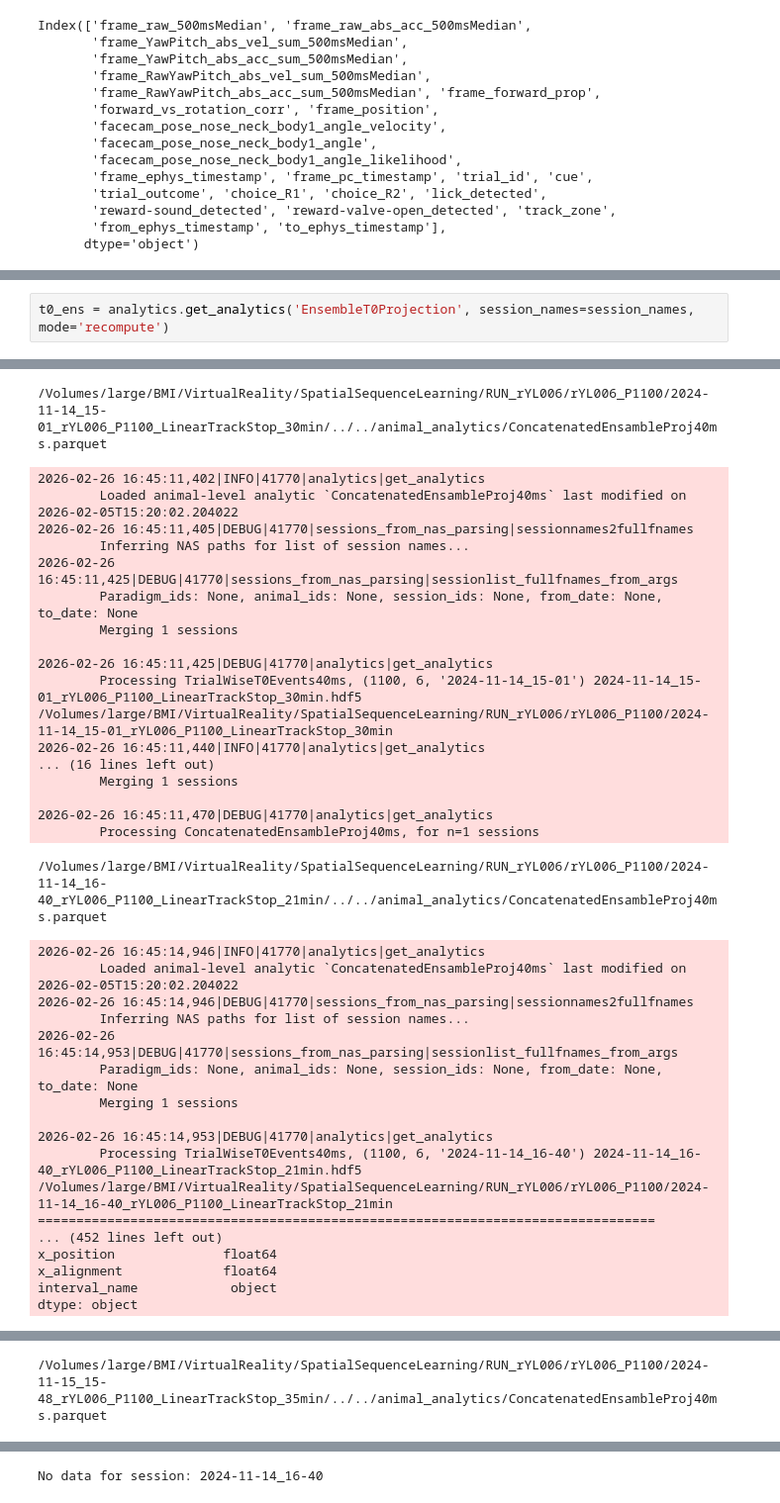
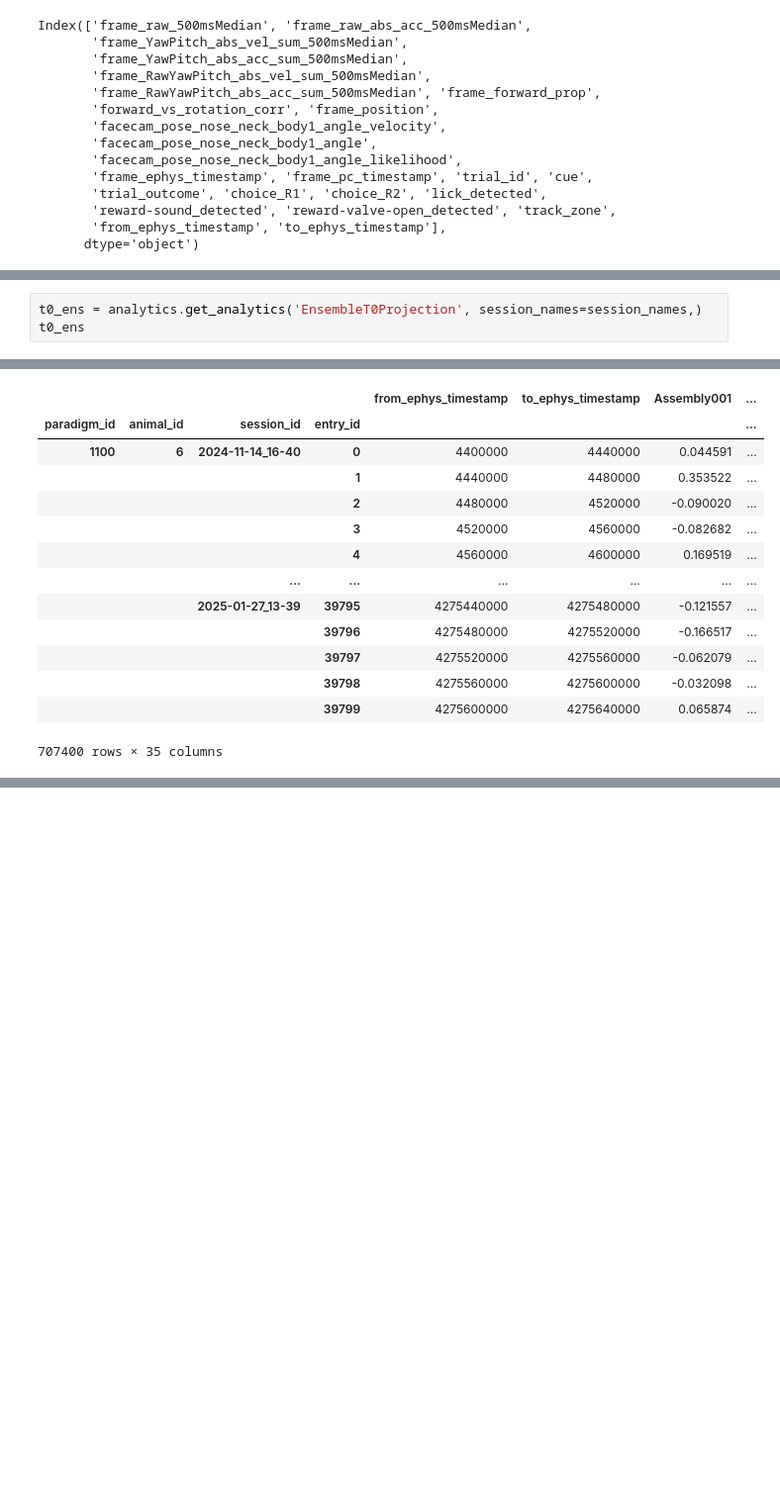
Before and after one commit to LoaloaF/analysisVR, a Jupyter notebook: scripted_plotting/animal_6_analysis/neuron_classification_event_based.ipynb, the cells around one changed output, grey strips where cells are left out. Shown at 99% size. Cells and saved outputs as stored; diff of their text form; blank space fills up the shorter version.

```diff
--- a/scripted_plotting/animal_6_analysis/neuron_classification_event_based.ipynb
+++ b/scripted_plotting/animal_6_analysis/neuron_classification_event_based.ipynb
@@ -206,3 +238,4 @@ reward_timings
 # %%
-t0_ens = analytics.get_analytics('EnsembleT0Projection', session_names=session_names, mode='recompute')
+t0_ens = analytics.get_analytics('EnsembleT0Projection', session_names=session_names,)
+t0_ens
 # %% [output]
@@ -228,36 +259,14 @@ t0_ens = analytics.get_analytics('EnsembleT0Projection', session_names=session_n
+|  |  |  |  | from_ephys_timestamp | to_ephys_timestamp | Assembly001 | ... |
+| paradigm_id | animal_id | session_id | entry_id |  |  |  | ... |
+| 1100 | 6 | 2024-11-14_16-40 | 0 | 4400000 | 4440000 | 0.044591 | ... |
+|  |  |  | 1 | 4440000 | 4480000 | 0.353522 | ... |
+|  |  |  | 2 | 4480000 | 4520000 | -0.090020 | ... |
+|  |  |  | 3 | 4520000 | 4560000 | -0.082682 | ... |
+|  |  |  | 4 | 4560000 | 4600000 | 0.169519 | ... |
+|  |  | ... | ... | ... | ... | ... | ... |
+|  |  | 2025-01-27_13-39 | 39795 | 4275440000 | 4275480000 | -0.121557 | ... |
+|  |  |  | 39796 | 4275480000 | 4275520000 | -0.166517 | ... |
+|  |  |  | 39797 | 4275520000 | 4275560000 | -0.062079 | ... |
+|  |  |  | 39798 | 4275560000 | 4275600000 | -0.032098 | ... |
+|  |  |  | 39799 | 4275600000 | 4275640000 | 0.065874 | ... |
-/Volumes/large/BMI/VirtualReality/SpatialSequenceLearning/RUN_rYL006/rYL006_P1100/2024-11-14_15-01_rYL006_P1100_LinearTrackStop_30min/../../animal_analytics/ConcatenatedEnsambleProj40ms.parquet
+707400 rows × 35 columns
-2026-02-26 16:45:11,402|INFO|41770|analytics|get_analytics
-        Loaded animal-level analytic `ConcatenatedEnsambleProj40ms` last modified on 2026-02-05T15:20:02.204022
-2026-02-26 16:45:11,405|DEBUG|41770|sessions_from_nas_parsing|sessionnames2fullfnames
-        Inferring NAS paths for list of session names...
-2026-02-26 16:45:11,425|DEBUG|41770|sessions_from_nas_parsing|sessionlist_fullfnames_from_args
-        Paradigm_ids: None, animal_ids: None, session_ids: None, from_date: None, to_date: None
-        Merging 1 sessions
-
-2026-02-26 16:45:11,425|DEBUG|41770|analytics|get_analytics
-        Processing TrialWiseT0Events40ms, (1100, 6, '2024-11-14_15-01') 2024-11-14_15-01_rYL006_P1100_LinearTrackStop_30min.hdf5
-/Volumes/large/BMI/VirtualReality/SpatialSequenceLearning/RUN_rYL006/rYL006_P1100/2024-11-14_15-01_rYL006_P1100_LinearTrackStop_30min
-2026-02-26 16:45:11,440|INFO|41770|analytics|get_analytics
-... (16 lines left out)
-        Merging 1 sessions
-
-2026-02-26 16:45:11,470|DEBUG|41770|analytics|get_analytics
-        Processing ConcatenatedEnsambleProj40ms, for n=1 sessions
-/Volumes/large/BMI/VirtualReality/SpatialSequenceLearning/RUN_rYL006/rYL006_P1100/2024-11-14_16-40_rYL006_P1100_LinearTrackStop_21min/../../animal_analytics/ConcatenatedEnsambleProj40ms.parquet
-2026-02-26 16:45:14,946|INFO|41770|analytics|get_analytics
-        Loaded animal-level analytic `ConcatenatedEnsambleProj40ms` last modified on 2026-02-05T15:20:02.204022
-2026-02-26 16:45:14,946|DEBUG|41770|sessions_from_nas_parsing|sessionnames2fullfnames
-        Inferring NAS paths for list of session names...
-2026-02-26 16:45:14,953|DEBUG|41770|sessions_from_nas_parsing|sessionlist_fullfnames_from_args
-        Paradigm_ids: None, animal_ids: None, session_ids: None, from_date: None, to_date: None
-        Merging 1 sessions
-
-2026-02-26 16:45:14,953|DEBUG|41770|analytics|get_analytics
-        Processing TrialWiseT0Events40ms, (1100, 6, '2024-11-14_16-40') 2024-11-14_16-40_rYL006_P1100_LinearTrackStop_21min.hdf5
-/Volumes/large/BMI/VirtualReality/SpatialSequenceLearning/RUN_rYL006/rYL006_P1100/2024-11-14_16-40_rYL006_P1100_LinearTrackStop_21min
-================================================================================
-... (452 lines left out)
-x_position              float64
-x_alignment             float64
-interval_name            object
-dtype: object
@@ -296 +272,0 @@ No data for session: 2025-01-27_13-39
-/Volumes/large/BMI/VirtualReality/SpatialSequenceLearning/RUN_rYL006/rYL006_P1100/2024-11-15_15-48_rYL006_P1100_LinearTrackStop_35min/../../animal_analytics/ConcatenatedEnsambleProj40ms.parquet
@@ -314 +272,0 @@ reward2_valve_open_interval_bins                          None
-No data for session: 2024-11-14_16-40
```
Also changed, not shown: parts of 10 cells of this notebook, 12 other files.
